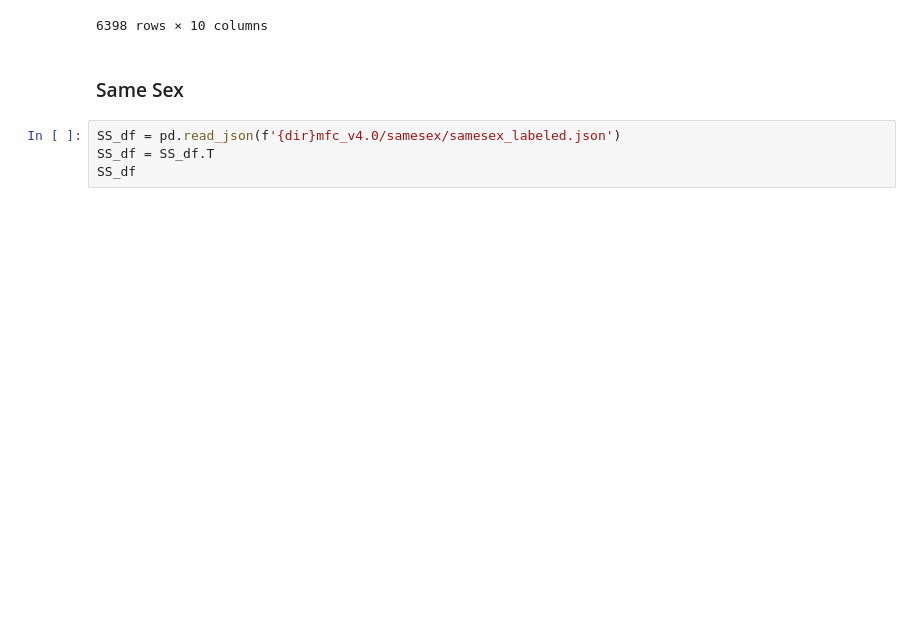
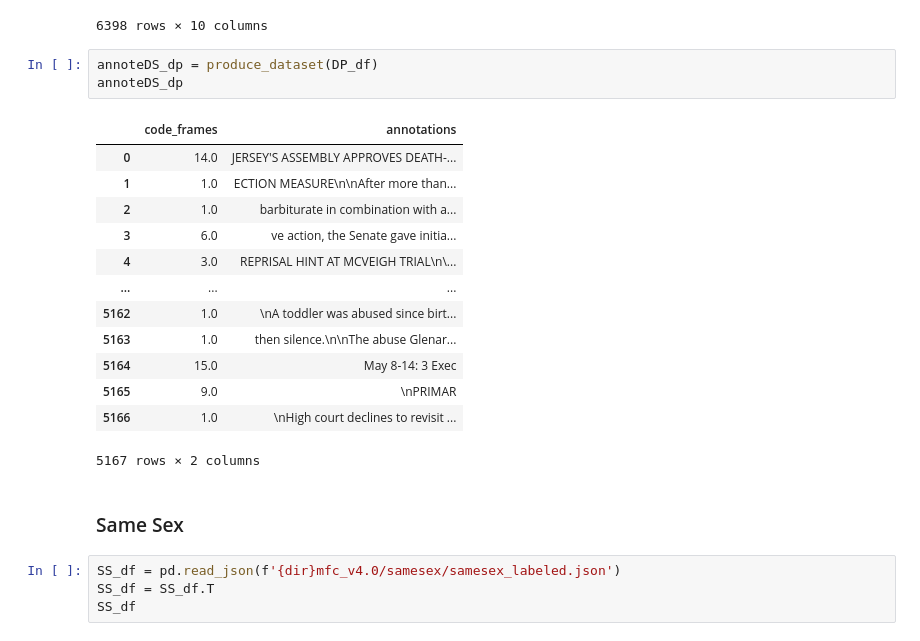
Before and after one commit to jmlDC/MARISOL-Thesis22-23, a Jupyter notebook: MFC.ipynb, the cells around one changed output. Cells and saved outputs as stored; diff of their text form; blank space fills up the shorter version.

```diff
--- a/MFC.ipynb
+++ b/MFC.ipynb
@@ -157,6 +178,23 @@ DP_df
 | death_penalty_9975 | {'framing': {}, 'irrelevant': {},... | None | None | None | 18 | DEA-9975\n\nPRIMARY\n\nTIMOTHY Mc... | 1997 | 6 | ... |
 | death_penalty_9999 | {'framing': {'marc_173.2_r': [{'c... | 7.1 | 0 | 5.2 | 18 | DEA-9999\n\nPRIMARY\n\nMCVEIGH IS... | 1997 | 6 | ... |
 6398 rows × 10 columns
+# %%
+annoteDS_dp = produce_dataset(DP_df)
+annoteDS_dp
+# %% [output]
+|  | code_frames | annotations |
+| 0 | 14.0 | JERSEY'S ASSEMBLY APPROVES DEATH-... |
+| 1 | 1.0 | ECTION MEASURE\n\nAfter more than... |
+| 2 | 1.0 | barbiturate in combination with a... |
+| 3 | 6.0 | ve action, the Senate gave initia... |
+| 4 | 3.0 | REPRISAL HINT AT MCVEIGH TRIAL\n\... |
+| ... | ... | ... |
+| 5162 | 1.0 | \nA toddler was abused since birt... |
+| 5163 | 1.0 | then silence.\n\nThe abuse Glenar... |
+| 5164 | 15.0 | May 8-14: 3 Exec |
+| 5165 | 9.0 | \nPRIMAR |
+| 5166 | 1.0 | \nHigh court declines to revisit ... |
+5167 rows × 2 columns
 # %% [markdown]
 ### Same Sex
 # %%
```
Also changed, not shown: parts of 15 cells of this notebook.
